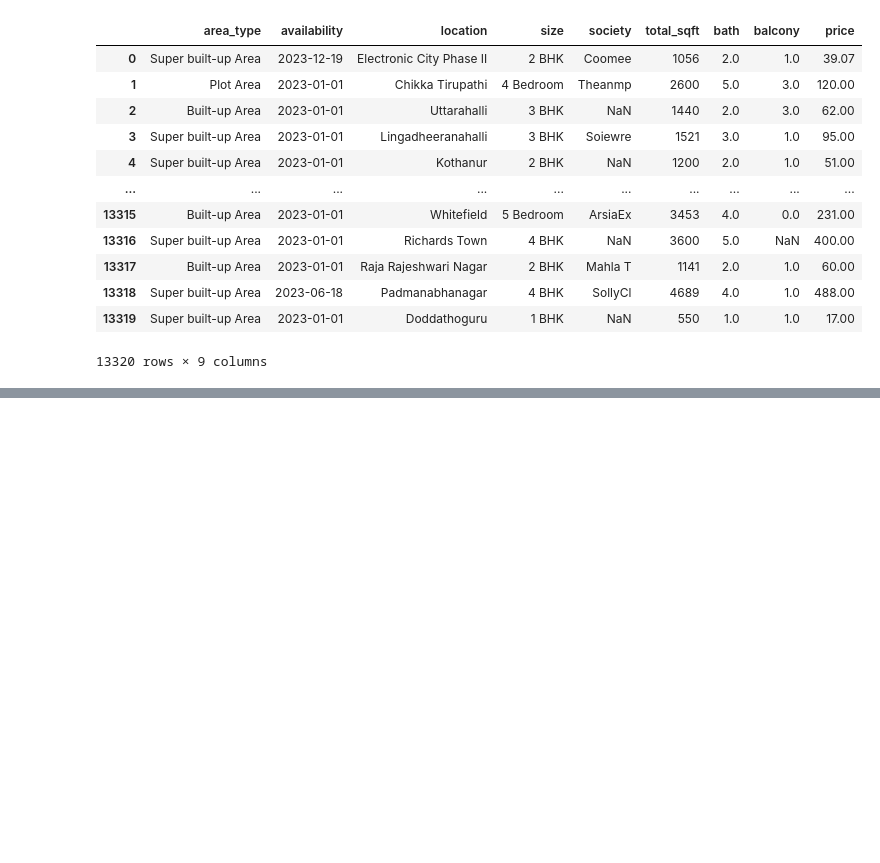
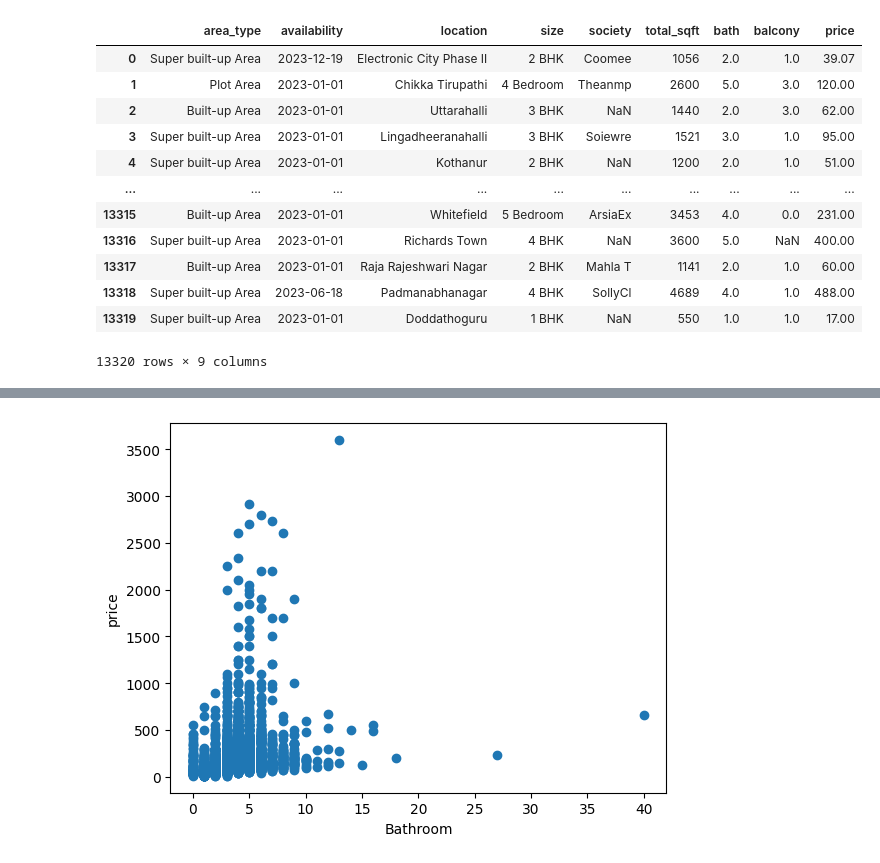
Before and after one commit to MateoDubernet/data-science-project-2, a Jupyter notebook: projet.ipynb, the cells around one changed output, grey strips where cells are left out. Cells and saved outputs as stored; diff of their text form; code cells hidden in the pictures; blank space fills up the shorter version.

```diff
--- a/projet.ipynb
+++ b/projet.ipynb
@@ -50,0 +174,7 @@ df
+# %%
+plt.plot(df_bath, df_price, 'o') # scatterplot
+plt.xlabel('Bathroom')
+plt.ylabel('price')
+plt.show()
+# %% [output]
+[figure, added]
```
Also changed, not shown: parts of 37 cells of this notebook, 1 other file.
